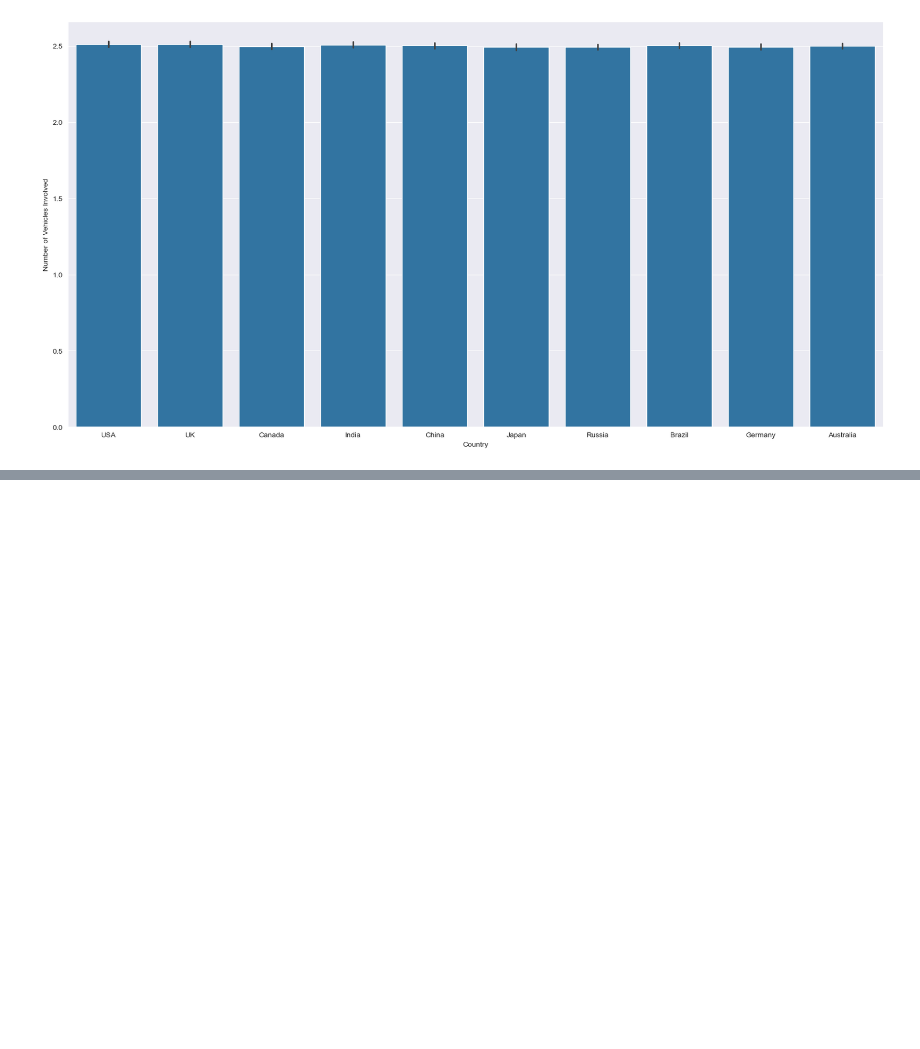
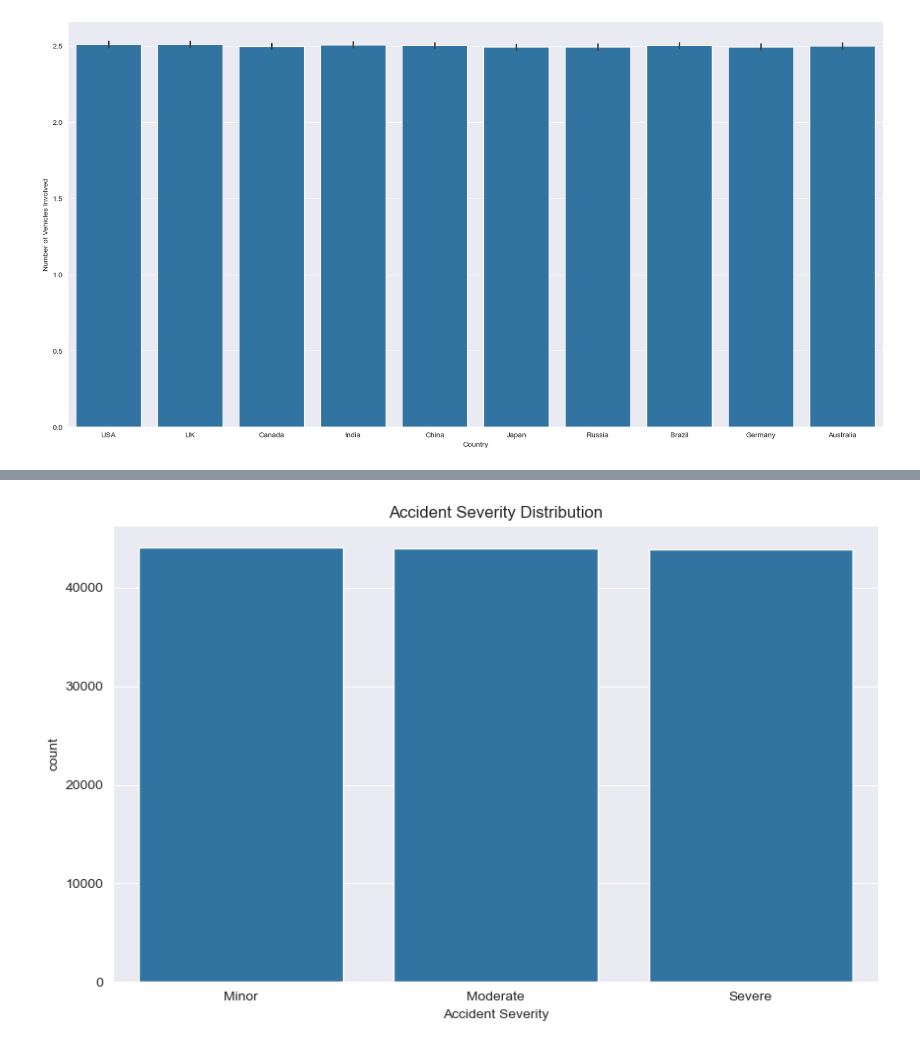
Before and after one commit to Sagar-S-R/roadAccident, a Jupyter notebook: roadAccident.ipynb, the cells around one changed output, grey strips where cells are left out. Saved outputs shown, nothing was run; the diff lists cells and outputs as text; code cells hidden in the pictures; blank space fills up the shorter version.

Commit message:
graphs added

```diff
--- a/roadAccident.ipynb
+++ b/roadAccident.ipynb
@@ -45,0 +68,11 @@ plt.show()
+# %%
+data.drop_duplicates(inplace=True)
+# %%
+data.dropna(inplace=True)
+# %%
+plt.figure(figsize=(10,6))
+sns.countplot(x=data['Accident Severity'], order=data['Accident Severity'].value_counts().index)
+plt.title("Accident Severity Distribution")
+plt.show()
+# %% [output]
+[figure, added]
```
Also changed, not shown: parts of 9 cells of this notebook.
